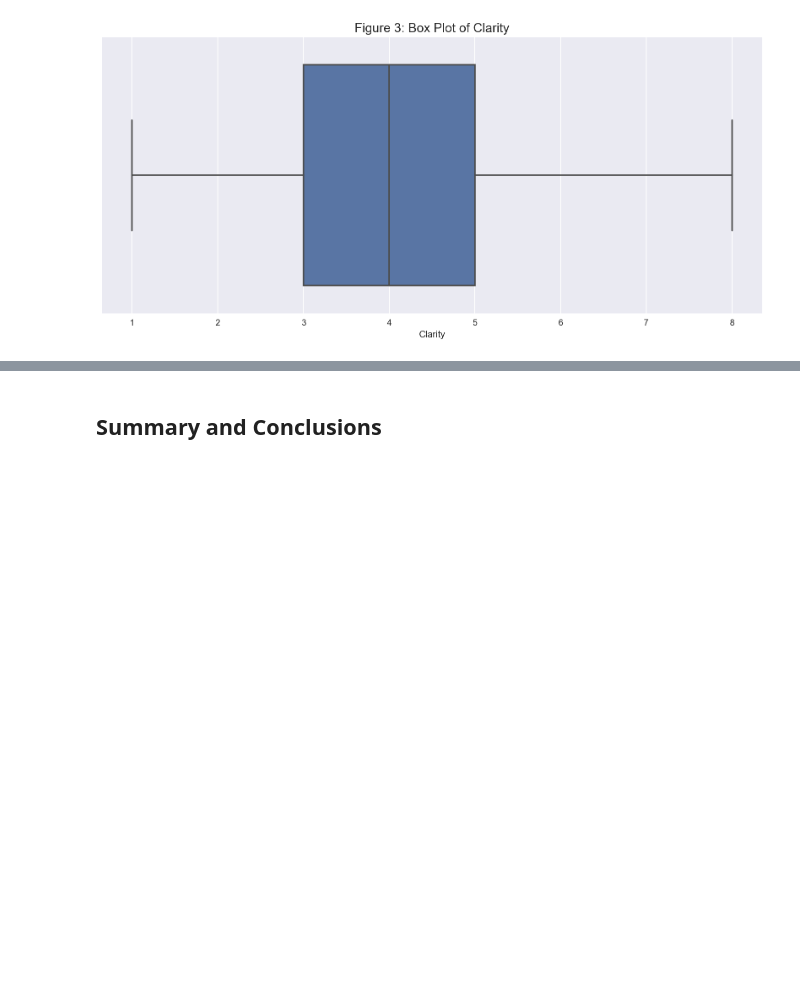
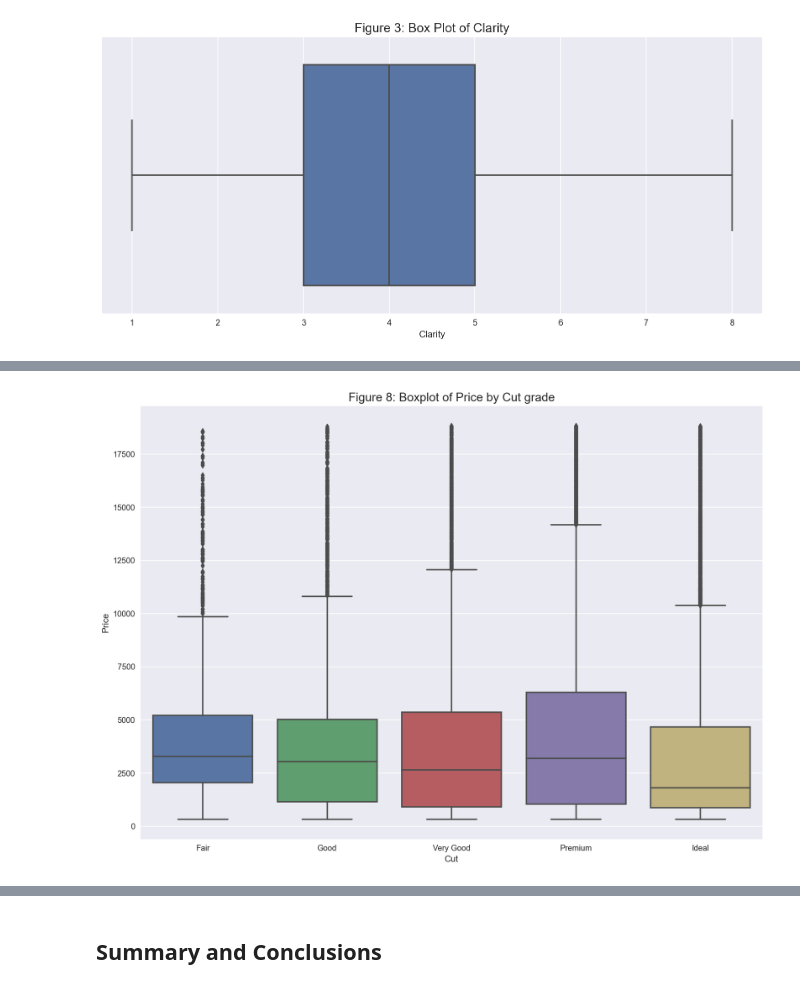
Before and after one commit to Jobi060704/Predicting-Diamond-Prices-RMIT, a Jupyter notebook: mathstuffthing.ipynb, the cells around one changed output, grey strips where cells are left out. Drawn from its saved outputs; the diff is of its cells as text; code cells hidden in the pictures; blank space fills up the shorter version.

```diff
--- a/mathstuffthing.ipynb
+++ b/mathstuffthing.ipynb
@@ -234,0 +252,7 @@ plt.show()
+# %%
+plt.figure(figsize = (14,10))
+sns.boxplot(new_diamond_df['Cut'], new_diamond_df['Price'], order=['Fair','Good','Very Good','Premium','Ideal'])
+plt.title('Figure 8: Boxplot of Price by Cut grade', fontsize = 15)
+plt.show()
+# %% [output]
+[figure, added]
```
Also changed, not shown: parts of 13 cells of this notebook.
